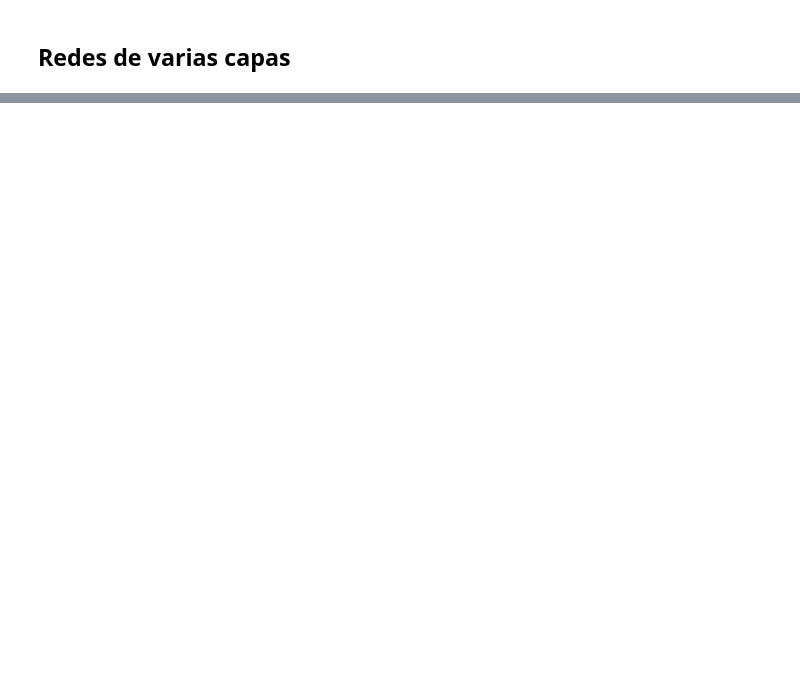
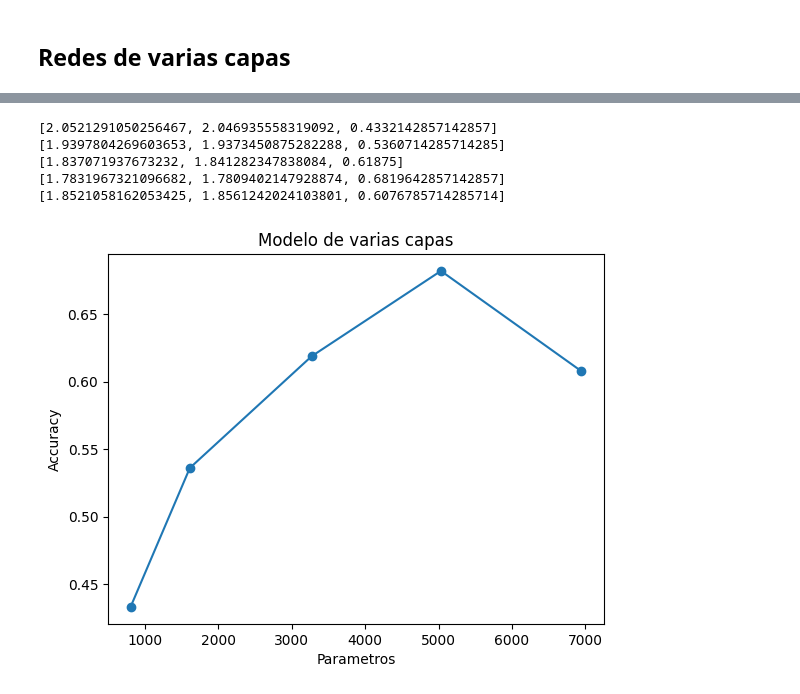
Before and after one commit to AlvaroMonteroB/Deep_Learning, a Jupyter notebook: DL_CIC/generalización/mnist.ipynb, the cells around one changed output, grey strips where cells are left out. Drawn from its saved outputs; the diff is of its cells as text; code cells hidden in the pictures; blank space fills up the shorter version.

```diff
--- a/DL_CIC/generalización/mnist.ipynb
+++ b/DL_CIC/generalización/mnist.ipynb
@@ -289,7 +326,13 @@ plt.show()
+# %%
+loss_t=[],acc_t=[]
+for model in models:
+    auxl,auxa=test_loop(model,test_loader,criterion = nn.CrossEntropyLoss())
+    loss_t.append(auxl)
+    acc_t.append(auxa)
 # %% [markdown]
 ## Redes de varias capas
 # %%
-models=[Neural_network(i,i*2) for i in range(0,16,4)]
+models=[Neural_network(i,i) for i in range(0,10,2)]
 # %%
 params=[]
 for model in models:
@@ -307,0 +368,13 @@ RuntimeError: Failed to run torchinfo. See above stack traces for more details.
+# %%
+model_stats=[]
+acc_models=[]
+loss_models=[]
+for model in models:
+    model=model.to(device)
+    criterion = nn.CrossEntropyLoss()
+    optimizer = torch.optim.Adam(model.parameters(), lr=0.001)
+    aux_stats,acc_hist,loss_hist=train_model(model,train_loader,val_loader,criterion,optimizer,epochs=35)
+    acc_models.append(deepcopy(acc_hist))
+    loss_models.append(deepcopy(loss_hist))
+    model_stats.append(deepcopy(aux_stats))
+    print(aux_stats)
@@ -307,0 +399,23 @@ RuntimeError: Failed to run torchinfo. See above stack traces for more details.
+# %%
+for stat in model_stats:
+    print(stat)
+acc=[i[2] for i in model_stats]
+err=[i[-1] for i in loss_models]
+# %% [output]
+[2.0521291050256467, 2.046935558319092, 0.4332142857142857]
+[1.9397804269603653, 1.9373450875282288, 0.5360714285714285]
+[1.837071937673232, 1.841282347838084, 0.61875]
+[1.7831967321096682, 1.7809402147928874, 0.6819642857142857]
+[1.8521058162053425, 1.8561242024103801, 0.6076785714285714]
+# %%
+plt.plot(params,acc,marker='o')
+plt.xlabel('Parametros')
+plt.ylabel('Accuracy')
+
+# Añadir un título
+plt.title('Modelo de varias capas')
+
+# Mostrar la gráfica
+plt.show()
+# %% [output]
+[figure, added]
```
Also changed, not shown: parts of 17 cells of this notebook, 1 other file.
